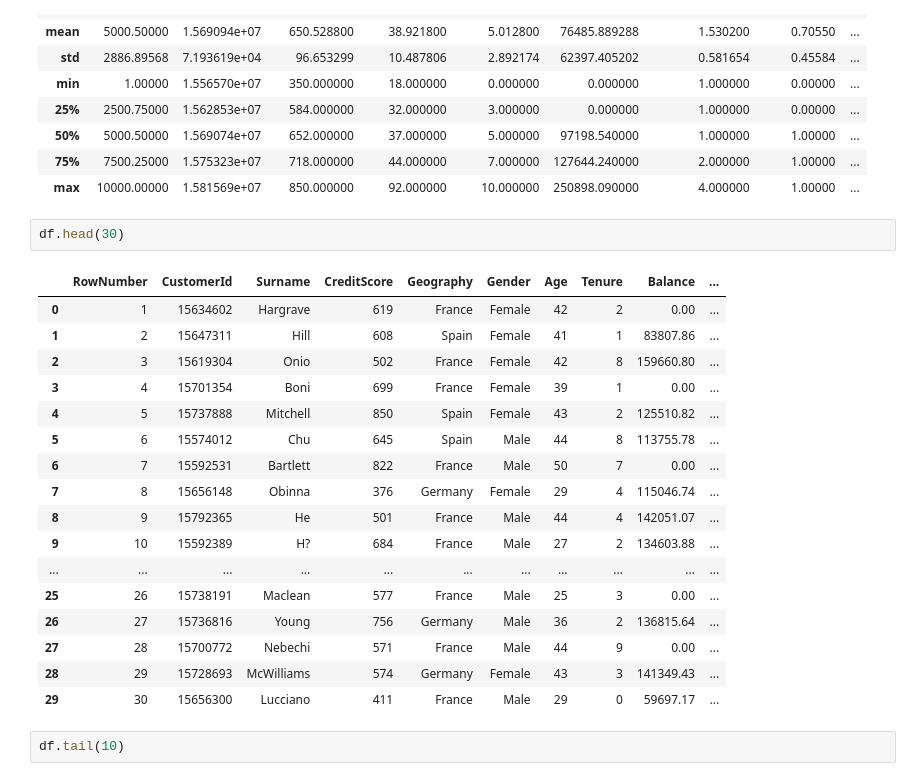
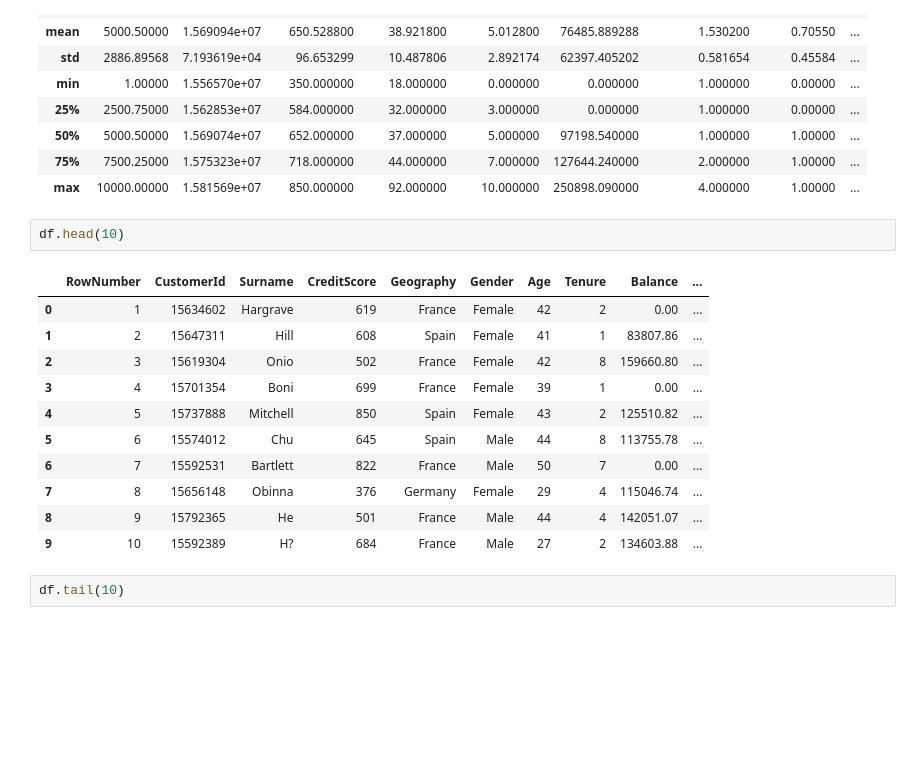
Before and after one commit to Emy-gold/customer-churn-prediction-model, a Jupyter notebook: notebooks/customer_churn_notebook.ipynb, the cells around one changed output. Saved outputs shown, nothing was run; the diff lists cells and outputs as text; blank space fills up the shorter version.

```diff
--- a/notebooks/customer_churn_notebook.ipynb
+++ b/notebooks/customer_churn_notebook.ipynb
@@ -35,25 +37,19 @@ df.describe()
 | 75% | 7500.25000 | 1.575323e+07 | 718.000000 | 44.000000 | 7.000000 | 127644.240000 | 2.000000 | 1.00000 | ... |
 | max | 10000.00000 | 1.581569e+07 | 850.000000 | 92.000000 | 10.000000 | 250898.090000 | 4.000000 | 1.00000 | ... |
 # %%
-df.head(30)
+df.head(10)
 # %% [output]
 |  | RowNumber | CustomerId | Surname | CreditScore | Geography | Gender | Age | Tenure | Balance | ... |
 | 0 | 1 | 15634602 | Hargrave | 619 | France | Female | 42 | 2 | 0.00 | ... |
 | 1 | 2 | 15647311 | Hill | 608 | Spain | Female | 41 | 1 | 83807.86 | ... |
 | 2 | 3 | 15619304 | Onio | 502 | France | Female | 42 | 8 | 159660.80 | ... |
 | 3 | 4 | 15701354 | Boni | 699 | France | Female | 39 | 1 | 0.00 | ... |
 | 4 | 5 | 15737888 | Mitchell | 850 | Spain | Female | 43 | 2 | 125510.82 | ... |
 | 5 | 6 | 15574012 | Chu | 645 | Spain | Male | 44 | 8 | 113755.78 | ... |
 | 6 | 7 | 15592531 | Bartlett | 822 | France | Male | 50 | 7 | 0.00 | ... |
 | 7 | 8 | 15656148 | Obinna | 376 | Germany | Female | 29 | 4 | 115046.74 | ... |
 | 8 | 9 | 15792365 | He | 501 | France | Male | 44 | 4 | 142051.07 | ... |
 | 9 | 10 | 15592389 | H? | 684 | France | Male | 27 | 2 | 134603.88 | ... |
-| ... | ... | ... | ... | ... | ... | ... | ... | ... | ... | ... |
-| 25 | 26 | 15738191 | Maclean | 577 | France | Male | 25 | 3 | 0.00 | ... |
-| 26 | 27 | 15736816 | Young | 756 | Germany | Male | 36 | 2 | 136815.64 | ... |
-| 27 | 28 | 15700772 | Nebechi | 571 | France | Male | 44 | 9 | 0.00 | ... |
-| 28 | 29 | 15728693 | McWilliams | 574 | Germany | Female | 43 | 3 | 141349.43 | ... |
-| 29 | 30 | 15656300 | Lucciano | 411 | France | Male | 29 | 0 | 59697.17 | ... |
 # %%
 df.tail(10)
 # %% [output]
```
Also changed, not shown: parts of 12 cells of this notebook.
